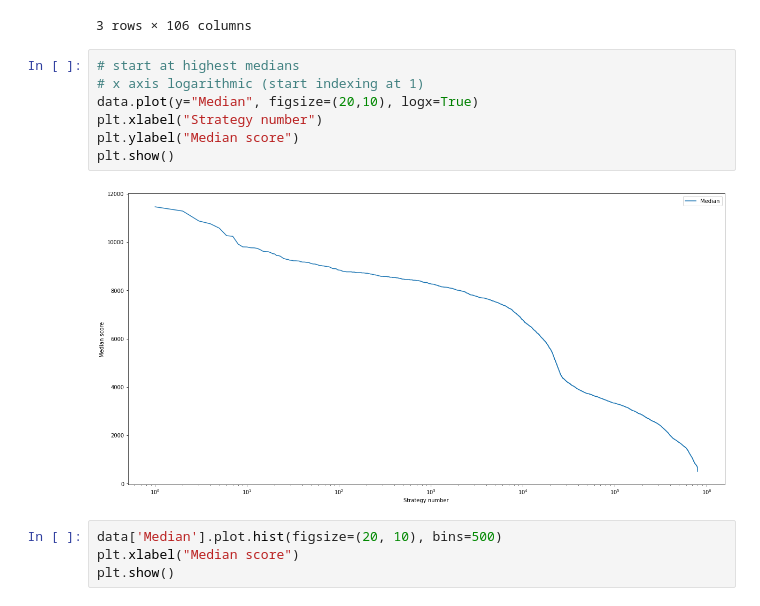
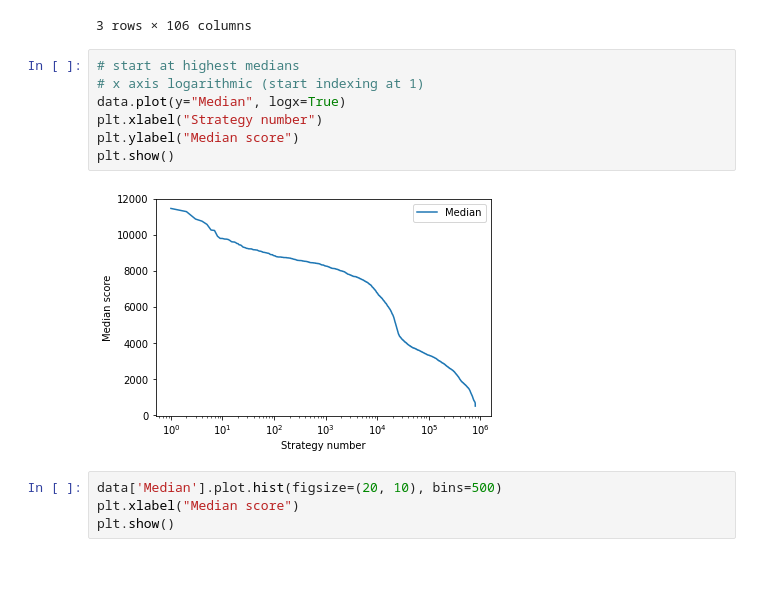
Before and after one commit to kennedymj97/msc-2048-ai, a Jupyter notebook: data/plot_median_info.ipynb, the cells around one changed output. Drawn from its saved outputs; the diff is of its cells as text; blank space fills up the shorter version.

```diff
--- a/data/plot_median_info.ipynb
+++ b/data/plot_median_info.ipynb
@@ -74,12 +71,12 @@ data.head(3)
 # %%
 # start at highest medians
 # x axis logarithmic (start indexing at 1)
-data.plot(y="Median", figsize=(20,10), logx=True)
+data.plot(y="Median", logx=True)
 plt.xlabel("Strategy number")
 plt.ylabel("Median score")
 plt.show()
 # %% [output]
-[figure, old version]
+[figure, new version]
 # %%
 data['Median'].plot.hist(figsize=(20, 10), bins=500)
 plt.xlabel("Median score")
```
Also changed, not shown: parts of 6 cells of this notebook, 20 other files.
